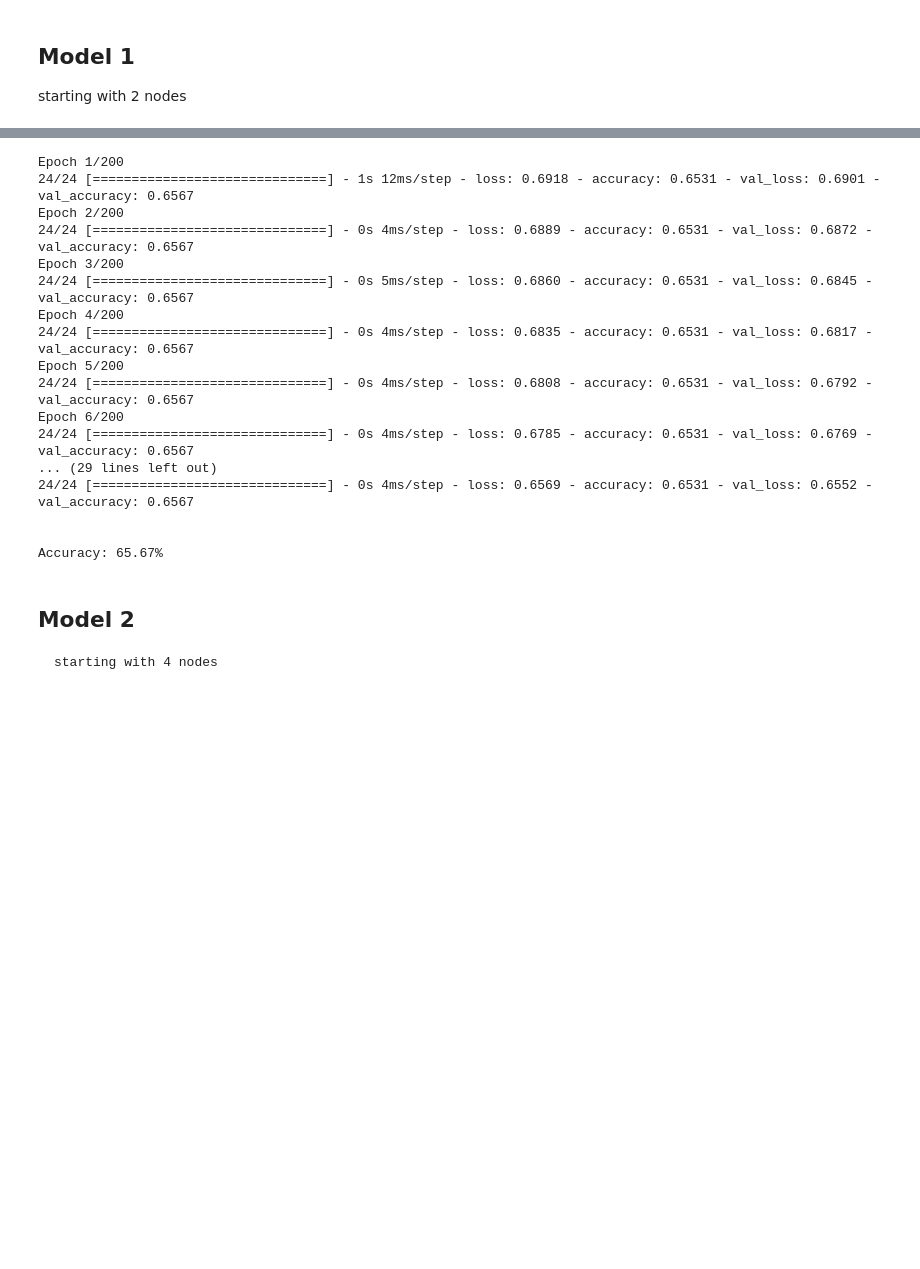
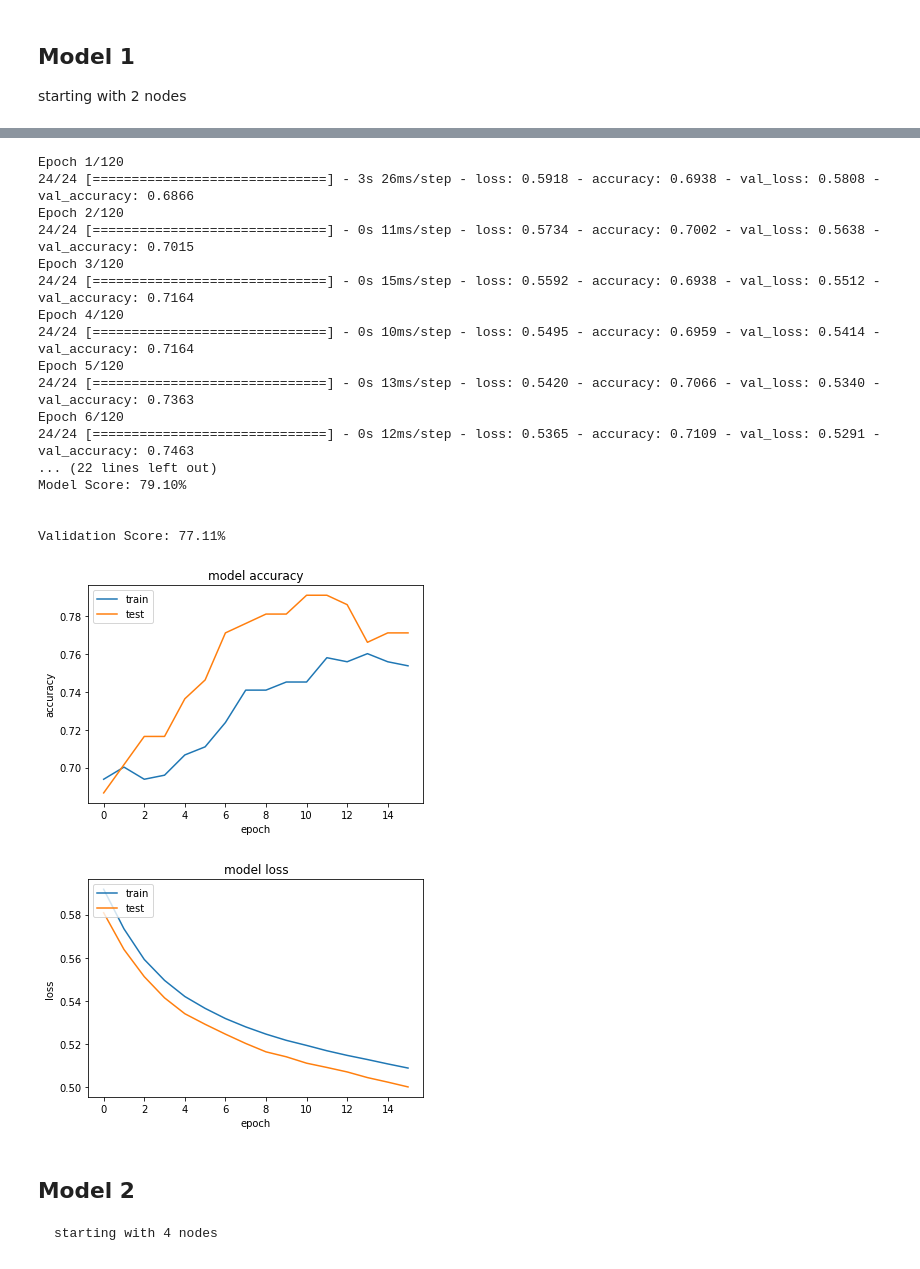
Before and after one commit to harishahamed26/Diabetes_Prediction_Using_Neural_Network, a Jupyter notebook: DiabetesPredictionNeuralNetwork.ipynb, the cells around one changed output, grey strips where cells are left out. Saved outputs shown, nothing was run; the diff lists cells and outputs as text; code cells hidden in the pictures; blank space fills up the shorter version.

```diff
--- a/DiabetesPredictionNeuralNetwork.ipynb
+++ b/DiabetesPredictionNeuralNetwork.ipynb
@@ -163,7 +233,15 @@ EarlyStop = keras.callbacks.EarlyStopping(monitor='val_accuracy', patience=20, r
    starting with 2 nodes
 # %%
 # Data split for train and validation
-x = df_Train.iloc[:, 0:2]
+
+from sklearn.preprocessing import StandardScaler
+
+x = df_Train.iloc[:, [1,5]]
+
+
+scaler = StandardScaler()
+x =  scaler.fit_transform(x)
+
 X_train, X_test, Y_train, Y_test = train_test_split(x, y, test_size=0.3,
                                                     random_state=RANDOM_SEED)
 
@@ -172,8 +250,6 @@ X_train, X_test, Y_train, Y_test = train_test_split(x, y, test_size=0.3,
 model1 = keras.Sequential()
 model1.add(layers.Dense(4, input_dim=2, activation='relu'))
 model1.add(layers.Dense(6, activation='relu'))
-model1.add(layers.Dense(4, activation='relu'))
-model1.add(layers.Dense(2, activation='relu'))
 model1.add(layers.Dense(1, activation='sigmoid'))
 
 model1.summary()
@@ -203,30 +275,57 @@ _________________________________________________________________
 model1.compile(loss='binary_crossentropy', optimizer='adam', metrics=['accuracy'])
 
 # Fitting the model
-model1.fit(X_train, Y_train, batch_size=20, epochs=200,
+m1 = model1.fit(X_train, Y_train, batch_size=20, epochs=120,
            validation_data=(X_test, Y_test) ,  callbacks = [EarlyStop])
 
 Model1_scores = model1.evaluate(X_test, Y_test, verbose=0)
+
 print('\n')
-print("Accuracy: %.2f%%" % (Model1_scores[1]*100))
+print("Model Score: %.2f%%" % (Model1_scores[1]*100))
+
+m1_val_accuracy = m1.history['val_accuracy'][-1] * 100
+print('\n')
+print("Validation Score: %.2f%%" % (m1_val_accuracy))
 # %% [output]
-Epoch 1/200
-24/24 [==============================] - 1s 12ms/step - loss: 0.6918 - accuracy: 0.6531 - val_loss: 0.6901 - val_accuracy: 0.6567
-Epoch 2/200
-24/24 [==============================] - 0s 4ms/step - loss: 0.6889 - accuracy: 0.6531 - val_loss: 0.6872 - val_accuracy: 0.6567
-Epoch 3/200
-24/24 [==============================] - 0s 5ms/step - loss: 0.6860 - accuracy: 0.6531 - val_loss: 0.6845 - val_accuracy: 0.6567
-Epoch 4/200
-24/24 [==============================] - 0s 4ms/step - loss: 0.6835 - accuracy: 0.6531 - val_loss: 0.6817 - val_accuracy: 0.6567
-Epoch 5/200
-24/24 [==============================] - 0s 4ms/step - loss: 0.6808 - accuracy: 0.6531 - val_loss: 0.6792 - val_accuracy: 0.6567
-Epoch 6/200
-24/24 [==============================] - 0s 4ms/step - loss: 0.6785 - accuracy: 0.6531 - val_loss: 0.6769 - val_accuracy: 0.6567
-... (29 lines left out)
-24/24 [==============================] - 0s 4ms/step - loss: 0.6569 - accuracy: 0.6531 - val_loss: 0.6552 - val_accuracy: 0.6567
+Epoch 1/120
+24/24 [==============================] - 3s 26ms/step - loss: 0.5918 - accuracy: 0.6938 - val_loss: 0.5808 - val_accuracy: 0.6866
+Epoch 2/120
+24/24 [==============================] - 0s 11ms/step - loss: 0.5734 - accuracy: 0.7002 - val_loss: 0.5638 - val_accuracy: 0.7015
+Epoch 3/120
+24/24 [==============================] - 0s 15ms/step - loss: 0.5592 - accuracy: 0.6938 - val_loss: 0.5512 - val_accuracy: 0.7164
+Epoch 4/120
+24/24 [==============================] - 0s 10ms/step - loss: 0.5495 - accuracy: 0.6959 - val_loss: 0.5414 - val_accuracy: 0.7164
+Epoch 5/120
+24/24 [==============================] - 0s 13ms/step - loss: 0.5420 - accuracy: 0.7066 - val_loss: 0.5340 - val_accuracy: 0.7363
+Epoch 6/120
+24/24 [==============================] - 0s 12ms/step - loss: 0.5365 - accuracy: 0.7109 - val_loss: 0.5291 - val_accuracy: 0.7463
+... (22 lines left out)
+Model Score: 79.10%
 
 
-Accuracy: 65.67%
+Validation Score: 77.11%
+# %%
+
+# summarize the history for accuracy
+plt.plot(m1.history['accuracy'])
+plt.plot(m1.history['val_accuracy'])
+plt.title('model accuracy')
+plt.ylabel('accuracy')
+plt.xlabel('epoch')
+plt.legend(['train','test'], loc='upper left')
+plt.show()
+
+# summarize the history for loss
+plt.plot(m1.history['loss'])
+plt.plot(m1.history['val_loss'])
+plt.title('model loss')
+plt.ylabel('loss')
+plt.xlabel('epoch')
+plt.legend(['train','test'], loc='upper left')
+plt.show()
+# %% [output]
+[figure, added]
+[figure, added]
 # %%
 # clear session
 keras.backend.clear_session()
```
Also changed, not shown: parts of 52 cells of this notebook.
